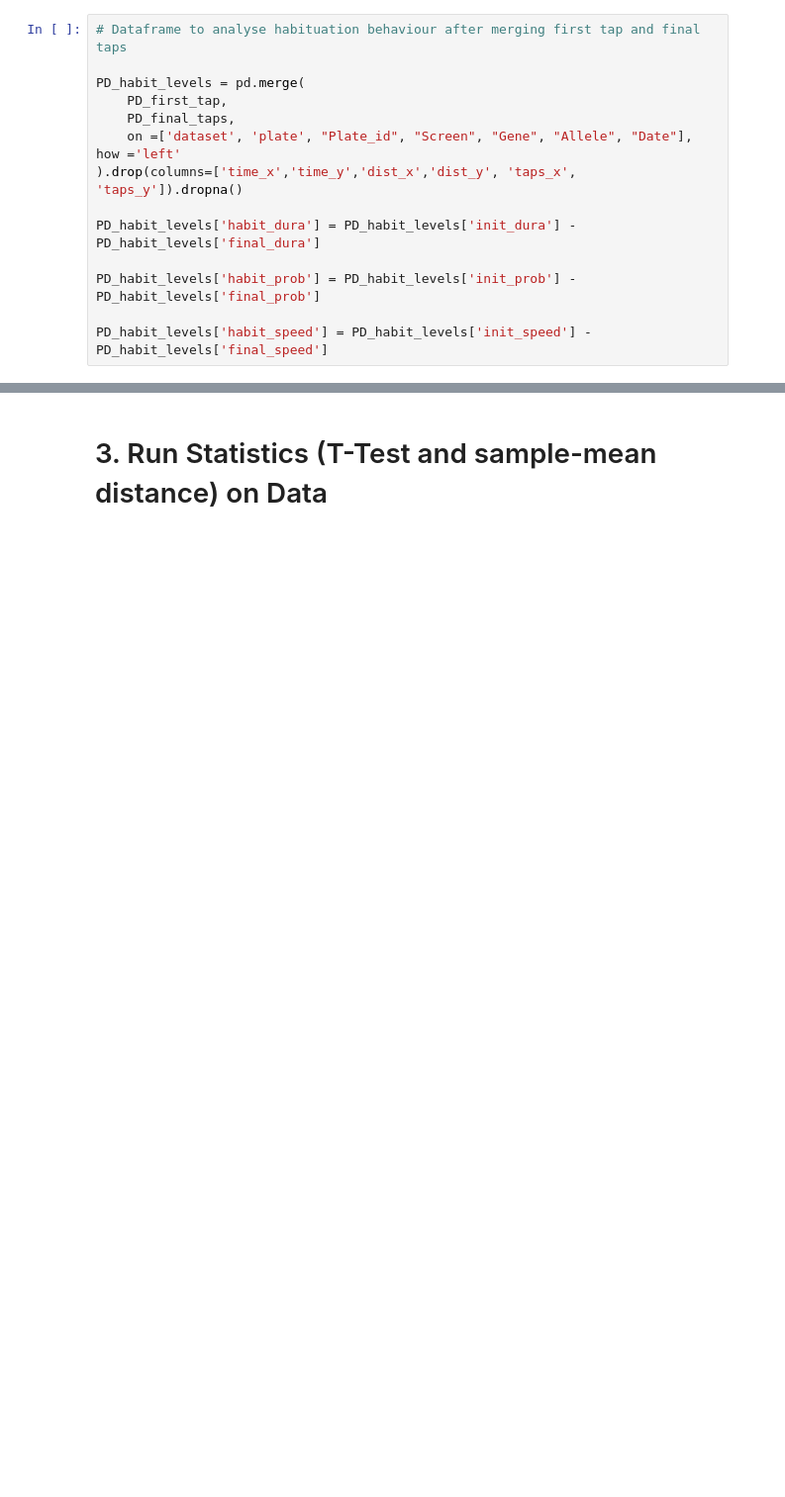
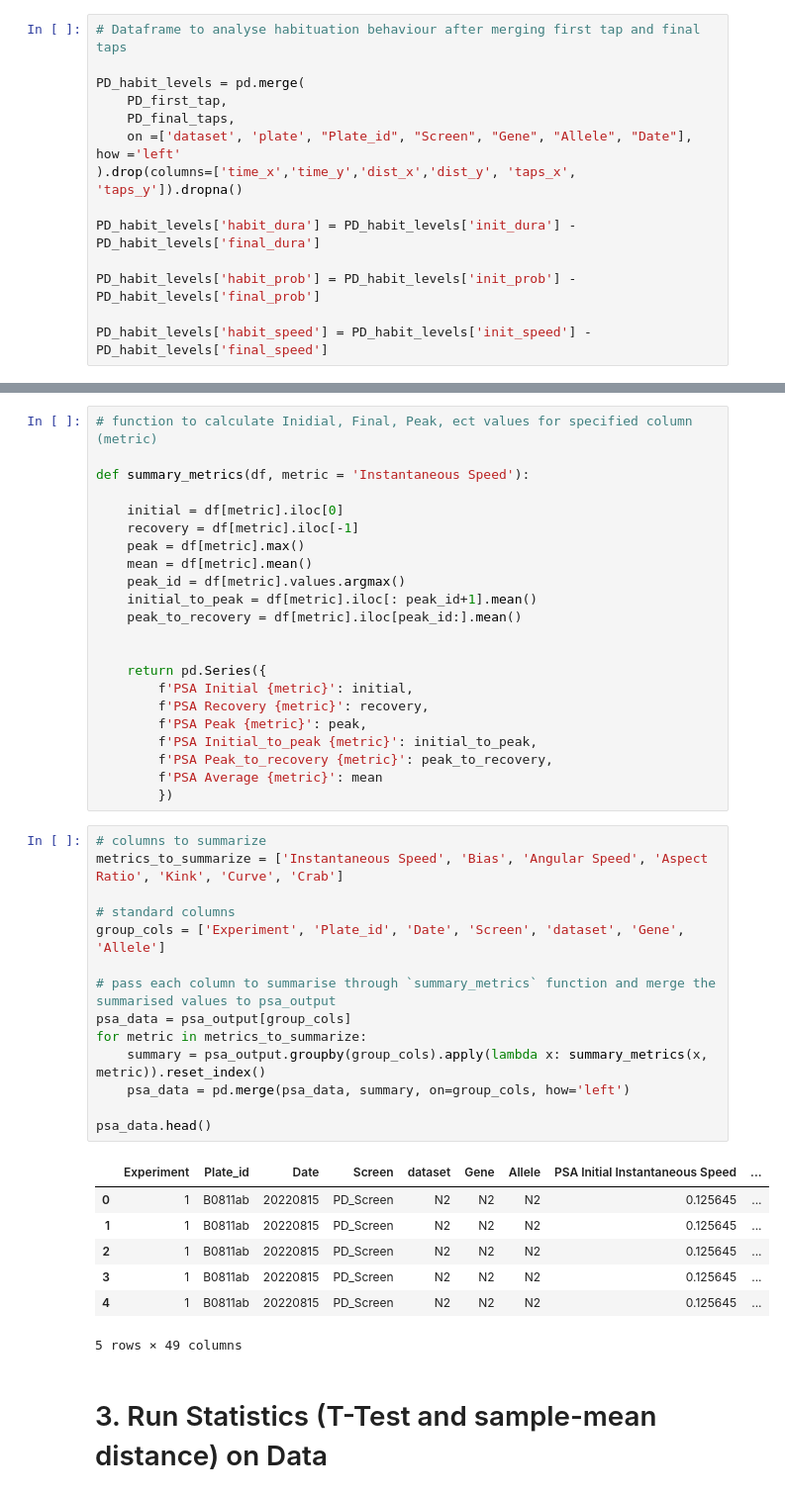
Before and after one commit to JosephLiangUBC/MWT_Dashboard, a Jupyter notebook: Step4_data_processing_for_db.ipynb, the cells around one changed output, grey strips where cells are left out. Shown at 99% size. Drawn from its saved outputs; the diff is of its cells as text; blank space fills up the shorter version.

```diff
--- a/Step4_data_processing_for_db.ipynb
+++ b/Step4_data_processing_for_db.ipynb
@@ -136,3 +206,47 @@ tap_data
+# %%
+# function to calculate Inidial, Final, Peak, ect values for specified column (metric)
+
+def summary_metrics(df, metric = 'Instantaneous Speed'):
+
+    initial = df[metric].iloc[0]
+    recovery = df[metric].iloc[-1]
+    peak = df[metric].max()
+    mean = df[metric].mean()
+    peak_id = df[metric].values.argmax()
+    initial_to_peak = df[metric].iloc[: peak_id+1].mean()
+    peak_to_recovery = df[metric].iloc[peak_id:].mean()
+
+
+    return pd.Series({
+        f'PSA Initial {metric}': initial,
+        f'PSA Recovery {metric}': recovery,
+        f'PSA Peak {metric}': peak,
+        f'PSA Initial_to_peak {metric}': initial_to_peak,
+        f'PSA Peak_to_recovery {metric}': peak_to_recovery,
+        f'PSA Average {metric}': mean
+        })
+# %%
+# columns to summarize
+metrics_to_summarize = ['Instantaneous Speed', 'Bias', 'Angular Speed', 'Aspect Ratio', 'Kink', 'Curve', 'Crab']
+
+# standard columns
+group_cols = ['Experiment', 'Plate_id', 'Date', 'Screen', 'dataset', 'Gene', 'Allele']
+
+# pass each column to summarise through `summary_metrics` function and merge the summarised values to psa_output
+psa_data = psa_output[group_cols]
+for metric in metrics_to_summarize:
+    summary = psa_output.groupby(group_cols).apply(lambda x: summary_metrics(x, metric)).reset_index()
+    psa_data = pd.merge(psa_data, summary, on=group_cols, how='left')
+
+psa_data.head()
+# %% [output]
+|  | Experiment | Plate_id | Date | Screen | dataset | Gene | Allele | PSA Initial Instantaneous Speed | ... |
+| 0 | 1 | B0811ab | 20220815 | PD_Screen | N2 | N2 | N2 | 0.125645 | ... |
+| 1 | 1 | B0811ab | 20220815 | PD_Screen | N2 | N2 | N2 | 0.125645 | ... |
+| 2 | 1 | B0811ab | 20220815 | PD_Screen | N2 | N2 | N2 | 0.125645 | ... |
+| 3 | 1 | B0811ab | 20220815 | PD_Screen | N2 | N2 | N2 | 0.125645 | ... |
+| 4 | 1 | B0811ab | 20220815 | PD_Screen | N2 | N2 | N2 | 0.125645 | ... |
+5 rows × 49 columns
 # %% [markdown]
 # 3. Run Statistics (T-Test and sample-mean distance) on Data
 # %% [markdown]
```
Also changed, not shown: parts of 21 cells of this notebook.
